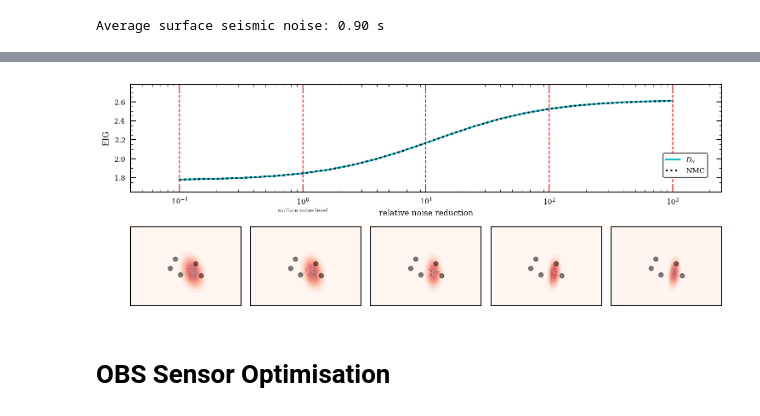
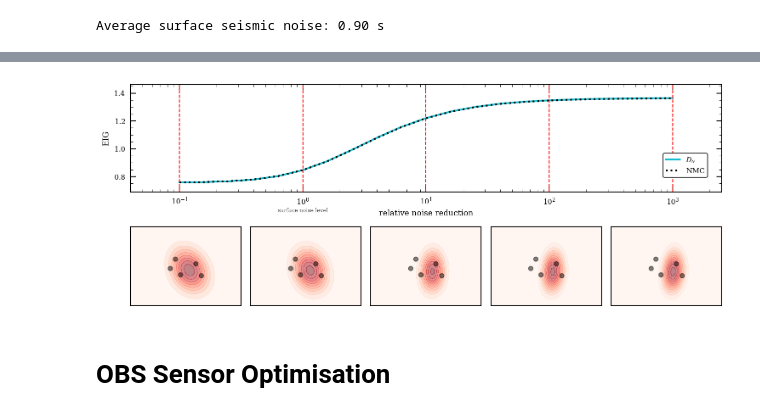
Before and after one commit to dominik-strutz/Endurance_CCS_design_study, a Jupyter notebook: endurance_design_study.ipynb, the cells around one changed output, grey strips where cells are left out. Drawn from its saved outputs; the diff is of its cells as text; code cells hidden in the pictures.

```diff
--- a/endurance_design_study.ipynb
+++ b/endurance_design_study.ipynb
@@ -286,27 +278,12 @@ plt.show()
 # %%
-def prepare_input_data(model_samples, design):
-    receivers = design[:, :3]
-    inp_indices = np.indices((model_samples.shape[0], receivers.shape[0])).reshape(2, -1).T
-    inp = np.hstack((model_samples[inp_indices[:,0]], receivers[inp_indices[:,1]]))
-    return inp
-
-
-def gridsearch_posterior(tt_obs, x, y, z, design, eikonal_nn, prior_dist, data_likelihood):
+def gridsearch_posterior(tt_obs, x, y, z, design, prior_dist, data_likelihood):
     p_posterior_X, p_posterior_Y, p_posterior_Z = torch.meshgrid(x, y, z, indexing='ij')
     posterior_grid = torch.stack([p_posterior_X, p_posterior_Y, p_posterior_Z], axis=-1)
-    posterior_grid_flat = posterior_grid.flatten(end_dim=-2)
 
-    inp = prepare_input_data(posterior_grid_flat, design)
-
-    posterior_tt = torch.from_numpy(eikonal_nn.Traveltime(inp, verbose=0))
-    posterior_tt = posterior_tt.reshape(posterior_grid.shape[0], posterior_grid.shape[1], posterior_grid.shape[2], design.shape[0])
-
-    p_likelihood = data_likelihood(posterior_tt, design).log_prob(tt_obs)
-
+    p_likelihood = data_likelihood(posterior_grid, design).log_prob(tt_obs)
     p_prior = prior_dist.log_prob(posterior_grid)
 
     p_unnormalised_posterior = p_likelihood + p_prior
-
     p_evidence = torch.logsumexp(p_unnormalised_posterior, dim=(0,1,2))
 
     p_posterior = p_unnormalised_posterior - p_evidence
@@ -325,11 +302,9 @@ x_local = torch.linspace(local_x_min, local_x_max, N_grid_posterior)
 y_local = torch.linspace(local_y_min, local_y_max, N_grid_posterior)
 z_local = torch.linspace(local_z_min, local_z_max, N_grid_posterior)
 
-inp = prepare_input_data(true_event.unsqueeze(0), design_seis_only)
+tt_obs = Forward_Class(true_event[None, :], design_seis_only).squeeze()
 
-tt_obs = torch.from_numpy(Eik_nn.Traveltime(inp, verbose=0))
-
-p_posterior, p_prior, p_posterior_X, p_posterior_Y, p_posterior_Z = gridsearch_posterior(tt_obs, x_local, y_local, z_local, design_seis_only, Eik_nn, prior_dist, data_likelihood)
+p_posterior, p_prior, p_posterior_X, p_posterior_Y, p_posterior_Z = gridsearch_posterior(tt_obs, x_local, y_local, z_local, design_seis_only, prior_dist, p_d)
 # %%
 from helper_functions import plot_modelspace_dist_slice
 
@@ -519,10 +498,10 @@ for i in tqdm(range(5)):
     if os.path.exists(filename):
         out = torch.load(filename)
     else:
-        inp = prepare_input_data(true_event.unsqueeze(0), design_list_mine_noise[design_i])
-        tt_obs = torch.from_numpy(Eik_nn.Traveltime(inp, verbose=0))
+        tt_obs = Forward_Class(true_event[None, :], design_list_mine_noise[design_i]).squeeze()
+
         out = gridsearch_posterior(tt_obs, x_local, y_local, z_local, design_list_mine_noise[design_i],
-                                   Eik_nn, prior_dist, data_likelihood)
+                                   prior_dist, p_d)
         torch.save(out, filename)
 
     p_posterior, p_prior, p_posterior_X, p_posterior_Y, p_posterior_Z = out
@@ -539,34 +518,34 @@ for i in tqdm(range(5)):
     )
 
     ax.set_xlabel(None)
     ax.set_ylabel(None)
 
     # ax.set_xticks(np.linspace(local_x_min, local_x_max, 3))
     # ax.set_xticklabels([f'{v/1000:.0f}' for v in ax.get_xticks()])
     ax.set_xticks([])
     ax.set_xticklabels([])
 
     # if i == 0:
     #     ax.set_yticks(np.linspace(local_y_min, local_y_max, 3))
     #     ax.set_yticklabels([f'{v/1000:.0f}' for v in ax.get_yticks()])
     # else:
     ax.set_yticks([])
     ax.set_yticklabels([])
 
     ax.get_legend().remove()
 
     # ax.set_title(f'{1/relative_noise_level:.1f}')
 
     try:
         ax_dict['0'].sharey(ax)
     except:
         pass
 
 
 plt.tight_layout()
 plt.show()
 # %% [output]
-[figure, old version]
+[figure, new version]
 # %% [markdown]
 # OBS Sensor Optimisation
 # %%
```
Also changed, not shown: parts of 20 cells of this notebook, 14 other files.
